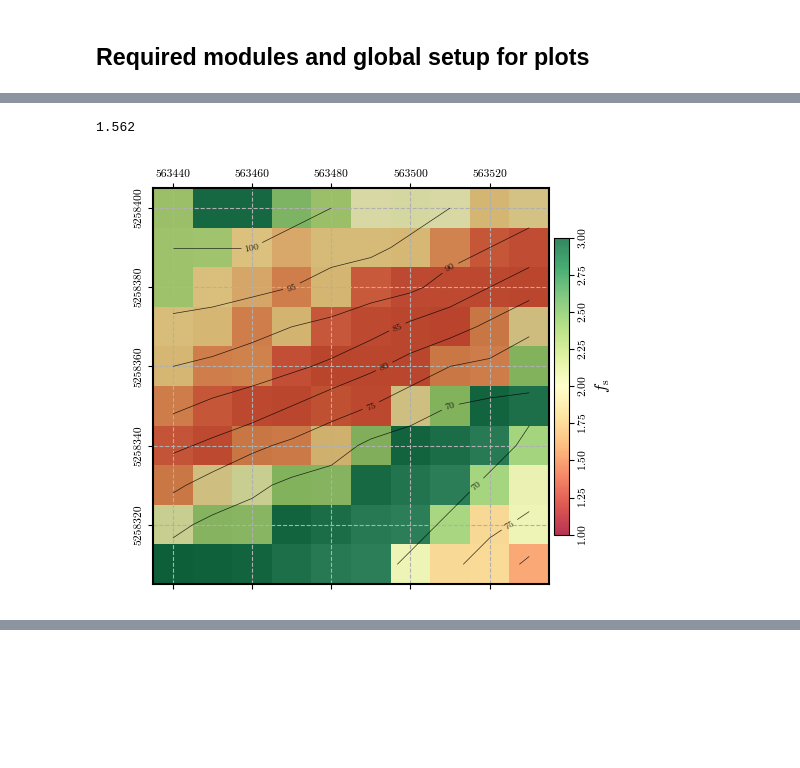
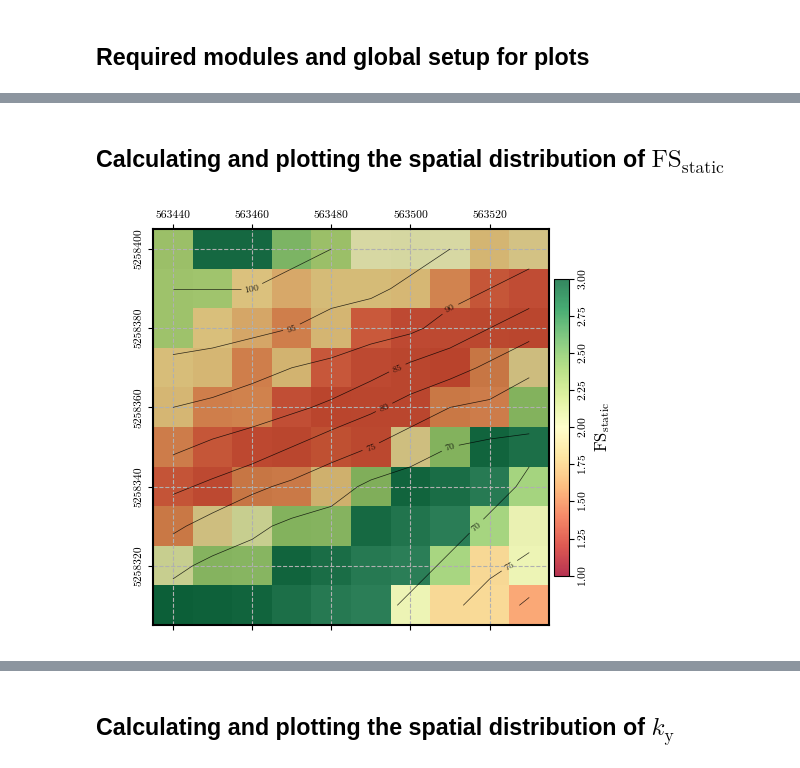
Before and after one commit to eamontoyaa/dinamica_de_suelos_EAFIT, a Jupyter notebook: notebooks/pynewmarkdisp_dummy_example.ipynb, the cells around one changed output, grey strips where cells are left out. Saved outputs shown, nothing was run; the diff lists cells and outputs as text; code cells hidden in the pictures; blank space fills up the shorter version.

```diff
--- a/notebooks/pynewmarkdisp_dummy_example.ipynb
+++ b/notebooks/pynewmarkdisp_dummy_example.ipynb
@@ -21,6 +21,7 @@ import matplotlib.pyplot as plt
 from pynewmarkdisp.newmark import direct_newmark, plot_newmark_integration
 from pynewmarkdisp.infslope import factor_of_safety, get_ky
 from pynewmarkdisp.spatial import *
+from ipywidgets import widgets as wgt
 
 %matplotlib widget
 
@@ -35,4 +36,11 @@ mpl.rcParams.update(
         "axes.unicode_minus": False,
     }
 )
-html_setup = '<style> div.jupyter-widgets.widget-label {display: none;} </style>'
+def display_fig(fig, static_fig=False):
+    if static_fig and 'google.colab' in str(get_ipython()):
+        display(fig)
+    else:
+        plt.show()
+        display(wgt.HTML(  # To not display the window title
+            '<style> div.jupyter-widgets.widget-label {display: none;} </style>'))
+    plt.close()
@@ -97,12 +120,9 @@ fig.show()
-# %%
-factor_of_safety(depth=1, depth_w=1, slope=30, phi=27, c=5, gamma=17, ks=0)
-# %% [output]
-1.562
+# %% [markdown]
+## Calculating and plotting the spatial distribution of $\mathrm{FS}_\mathrm{static}$
 # %%
-# Calculating the factor of safety and plotting its spatial distribution
 fs = factor_of_safety(depth, depth_w, slope, phi, c, gamma, ks=0)
 fig = plot_spatial_field(fs, dem, spat_ref=header, levels=contours, cmap='RdYlGn',
-                         title="$f_\\mathrm{s}$", vmin=1.0, vmax=3.0, labelrot=90)
-fig.show()
+                         title="$\\mathrm{FS}_\\mathrm{static}$", vmin=1.0, vmax=3.0, labelrot=90)
+display_fig(fig)
 # %% [output]
-[figure, old version]
+[figure, new version]
@@ -109 +130,3 @@ fig.show()
+# %% [markdown]
+## Calculating and plotting the spatial distribution of $k_\mathrm{y}$
 # %%
```
Also changed, not shown: parts of 13 cells of this notebook.
